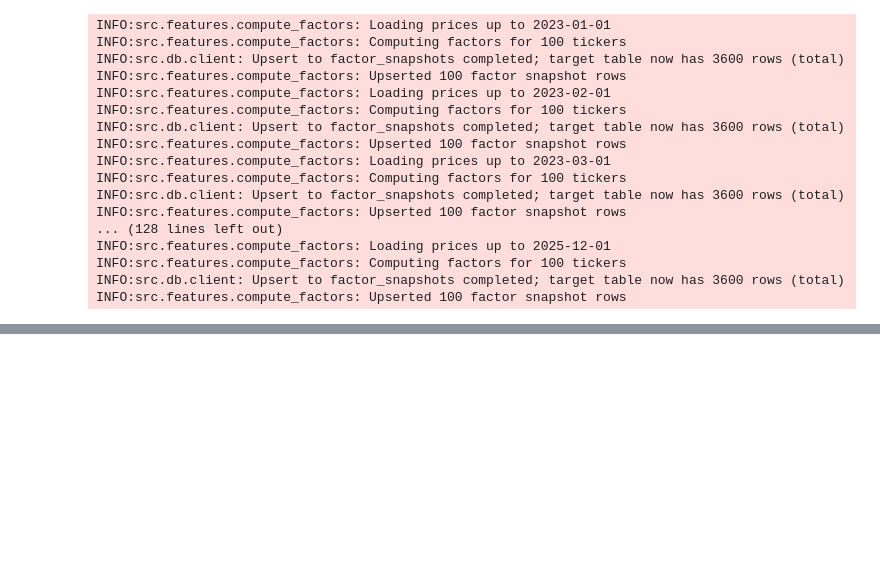
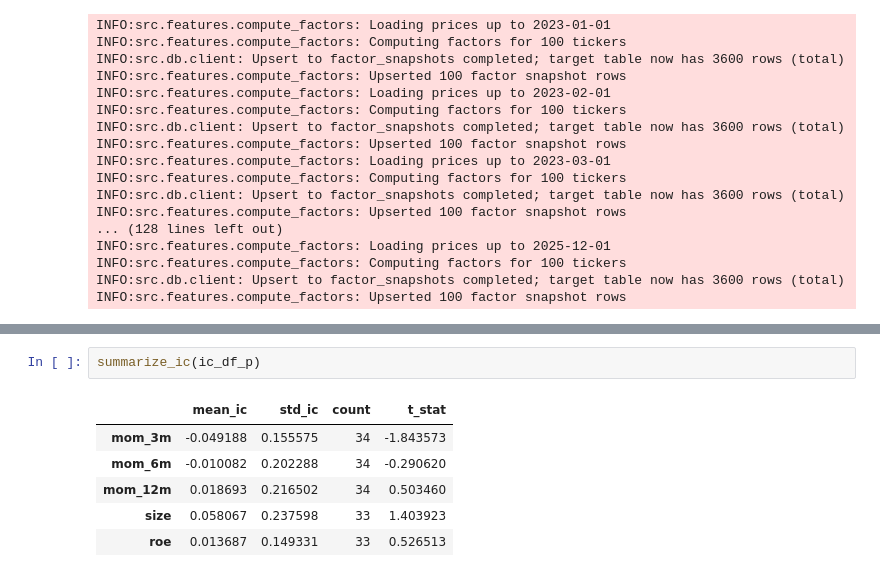
Before and after one commit to elphaim/multisector-pyFi, a Jupyter notebook: pipeline.ipynb, the cells around one changed output, grey strips where cells are left out. Drawn from its saved outputs; the diff is of its cells as text; blank space fills up the shorter version.

```diff
--- a/pipeline.ipynb
+++ b/pipeline.ipynb
@@ -137,0 +169,9 @@ Max Drawdown: -12.3322 %
+# %%
+summarize_ic(ic_df_p)
+# %% [output]
+|  | mean_ic | std_ic | count | t_stat |
+| mom_3m | -0.049188 | 0.155575 | 34 | -1.843573 |
+| mom_6m | -0.010082 | 0.202288 | 34 | -0.290620 |
+| mom_12m | 0.018693 | 0.216502 | 34 | 0.503460 |
+| size | 0.058067 | 0.237598 | 33 | 1.403923 |
+| roe | 0.013687 | 0.149331 | 33 | 0.526513 |
```
Also changed, not shown: parts of 16 cells of this notebook, 4 other files.
